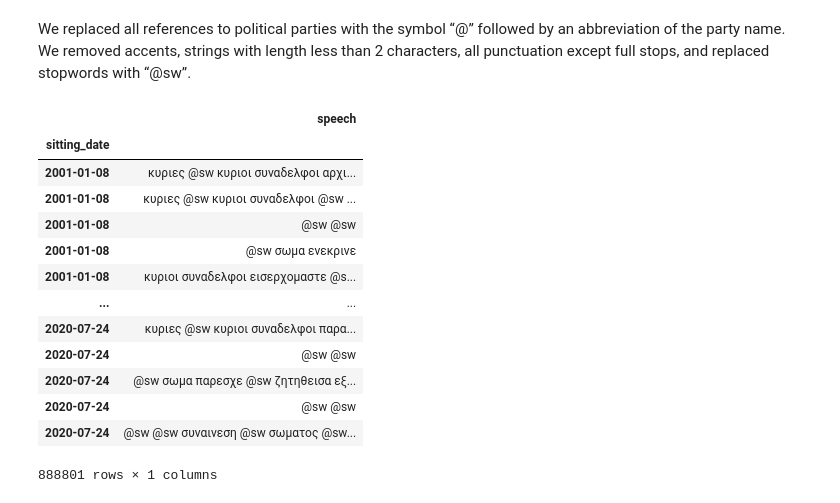
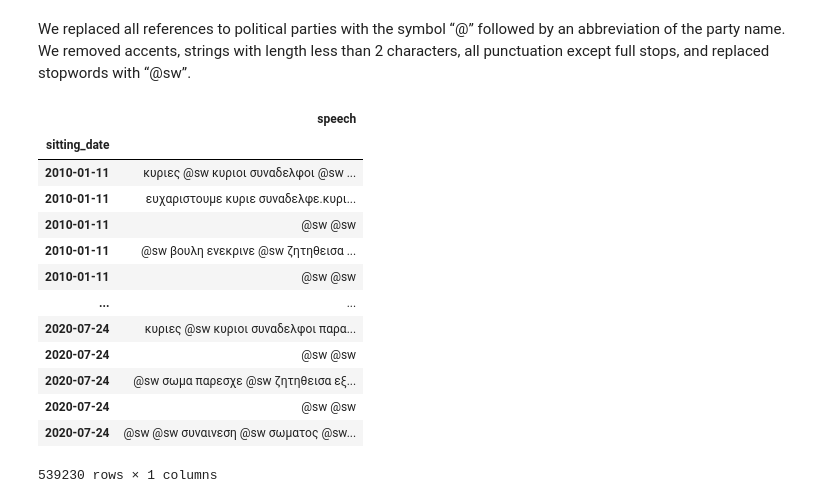
Before and after one commit to dimits-ts/LLMs_prompting_annotation, a Jupyter notebook: greek_embedding/greek_embeddings.ipynb, the cells around one changed output. Saved outputs shown, nothing was run; the diff lists cells and outputs as text; code cells hidden in the pictures.

```diff
--- a/greek_embedding/greek_embeddings.ipynb
+++ b/greek_embedding/greek_embeddings.ipynb
@@ -58,38 +58,38 @@ Loading...
 We replaced all references to political parties with the symbol “@” followed by an abbreviation of the
 party name. We removed accents, strings with length less than 2 characters, all punctuation except
 full stops, and replaced stopwords with “@sw”.
-# %%
-speech_df = df.loc[:, ["sitting_date", "speech"]].copy()
-
-speech_df.sitting_date = pd.to_datetime(speech_df.sitting_date, dayfirst=True)
-speech_df.set_index("sitting_date", inplace=True)
-speech_df.sort_index(inplace=True) # required to avoid wrong slicing (and warnings)
-
-speech_df = speech_df[~speech_df.speech.isnull()]
-
-speech_df = speech_df.loc["2001-01-01":]
-speech_df
-# %% [output]
-|  | speech |
-| sitting_date |  |
-| 2001-01-08 | κυριες @sw κυριοι συναδελφοι αρχι... |
-| 2001-01-08 | κυριες @sw κυριοι συναδελφοι @sw ... |
-| 2001-01-08 | @sw @sw |
-| 2001-01-08 | @sw σωμα ενεκρινε |
-| 2001-01-08 | κυριοι συναδελφοι εισερχομαστε @s... |
-| ... | ... |
-| 2020-07-24 | κυριες @sw κυριοι συναδελφοι παρα... |
-| 2020-07-24 | @sw @sw |
-| 2020-07-24 | @sw σωμα παρεσχε @sw ζητηθεισα εξ... |
-| 2020-07-24 | @sw @sw |
-| 2020-07-24 | @sw @sw συναινεση @sw σωματος @sw... |
-888801 rows × 1 columns
 # %%
 from tqdm.notebook import tqdm_notebook
 
 
 # enable progress bar functionality
 tqdm_notebook().pandas()
+# %%
+speech_df = df.loc[:, ["sitting_date", "speech"]].copy()
+
+speech_df.sitting_date = pd.to_datetime(speech_df.sitting_date, dayfirst=True)
+speech_df.set_index("sitting_date", inplace=True)
+speech_df.sort_index(inplace=True) # required to avoid wrong slicing (and warnings)
+
+speech_df = speech_df[~speech_df.speech.isnull()]
+
+speech_df = speech_df.loc["2010-01-01":]
+speech_df
+# %% [output]
+|  | speech |
+| sitting_date |  |
+| 2010-01-11 | κυριες @sw κυριοι συναδελφοι @sw ... |
+| 2010-01-11 | ευχαριστουμε κυριε συναδελφε.κυρι... |
+| 2010-01-11 | @sw @sw |
+| 2010-01-11 | @sw βουλη ενεκρινε @sw ζητηθεισα ... |
+| 2010-01-11 | @sw @sw |
+| ... | ... |
+| 2020-07-24 | κυριες @sw κυριοι συναδελφοι παρα... |
+| 2020-07-24 | @sw @sw |
+| 2020-07-24 | @sw σωμα παρεσχε @sw ζητηθεισα εξ... |
+| 2020-07-24 | @sw @sw |
+| 2020-07-24 | @sw @sw συναινεση @sw σωματος @sw... |
+539230 rows × 1 columns
 # %%
 # substantially faster than regex
 def remove_placeholders(x: str) -> str:
```
Also changed, not shown: parts of 8 cells of this notebook.
